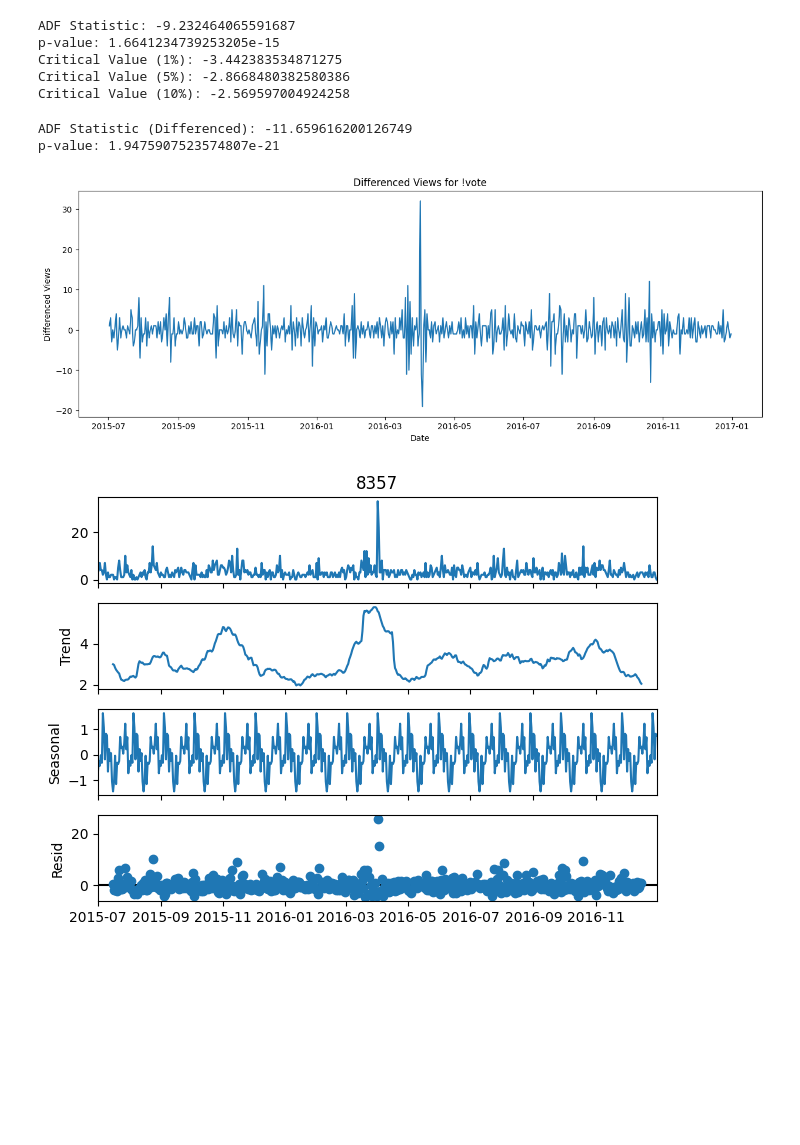
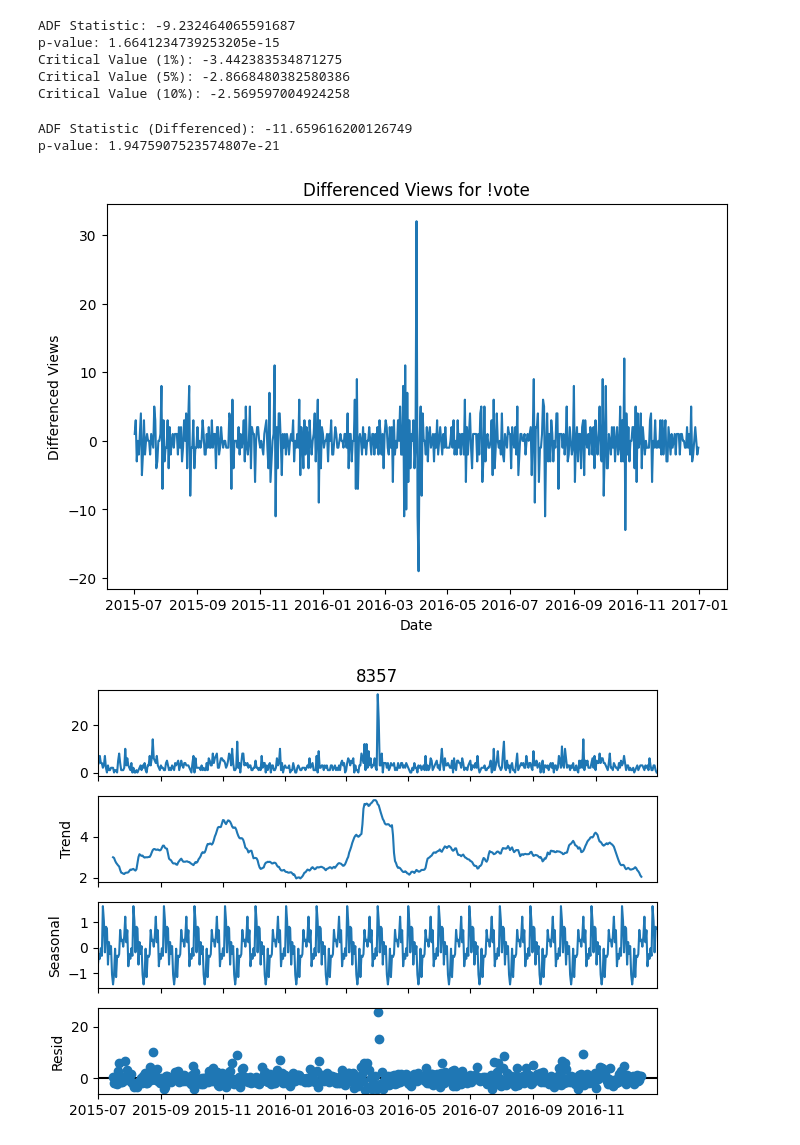
Before and after one commit to RashmiGohil/Scaler-projects, a Jupyter notebook: AdEaseTimeSeries.ipynb, the cells around one changed output. Drawn from its saved outputs; the diff is of its cells as text; code cells hidden in the pictures; blank space fills up the shorter version.

```diff
--- a/AdEaseTimeSeries.ipynb
+++ b/AdEaseTimeSeries.ipynb
@@ -150,24 +131,22 @@ Critical Value (10%): -2.569597004924258
 # %%
 #6. Differencing to achieve Stationarity
 # First-order differencing
 ts_diff = ts.diff().dropna()
-
 # ADF test on differenced series
 result_diff = adfuller(ts_diff)
 print('ADF Statistic (Differenced):', result_diff[0])
 print('p-value:', result_diff[1])
-
 # Plot differenced series
-plt.figure(figsize=(15,5))
+plt.figure(figsize=(8,5))
 plt.plot(ts_diff)
 plt.title(f'Differenced Views for {page_title}')
 plt.xlabel('Date')
 plt.ylabel('Differenced Views')
 plt.show()
 # %% [output]
 ADF Statistic (Differenced): -11.659616200126749
 p-value: 1.9475907523574807e-21
-[figure, old version]
+[figure, new version]
 # %%
 #&. Decomposition
 decomposition = seasonal_decompose(ts, model='additive', period=30)
```
Also changed, not shown: parts of 9 cells of this notebook.
